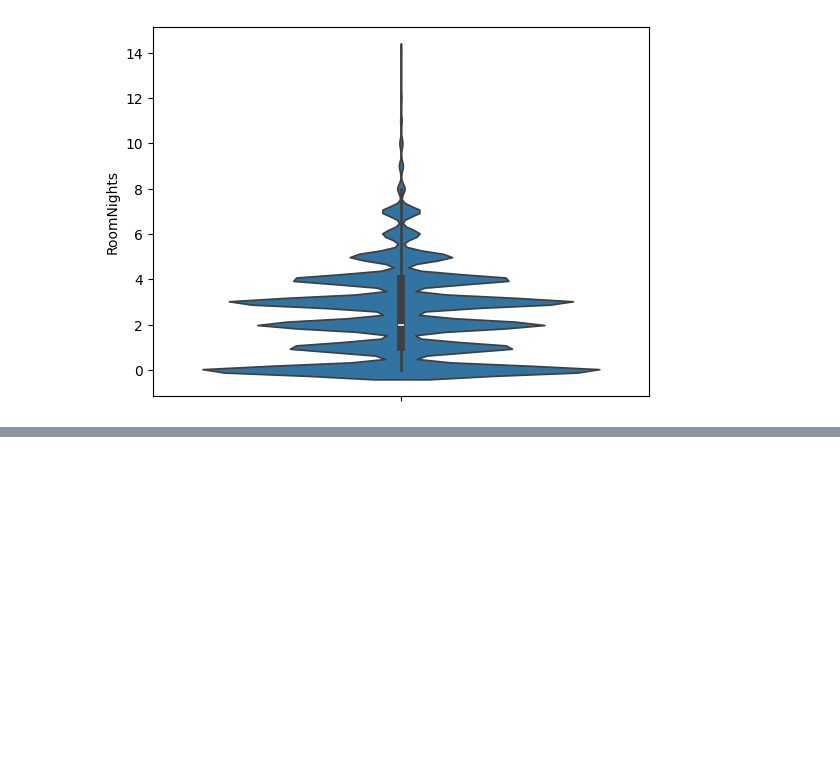
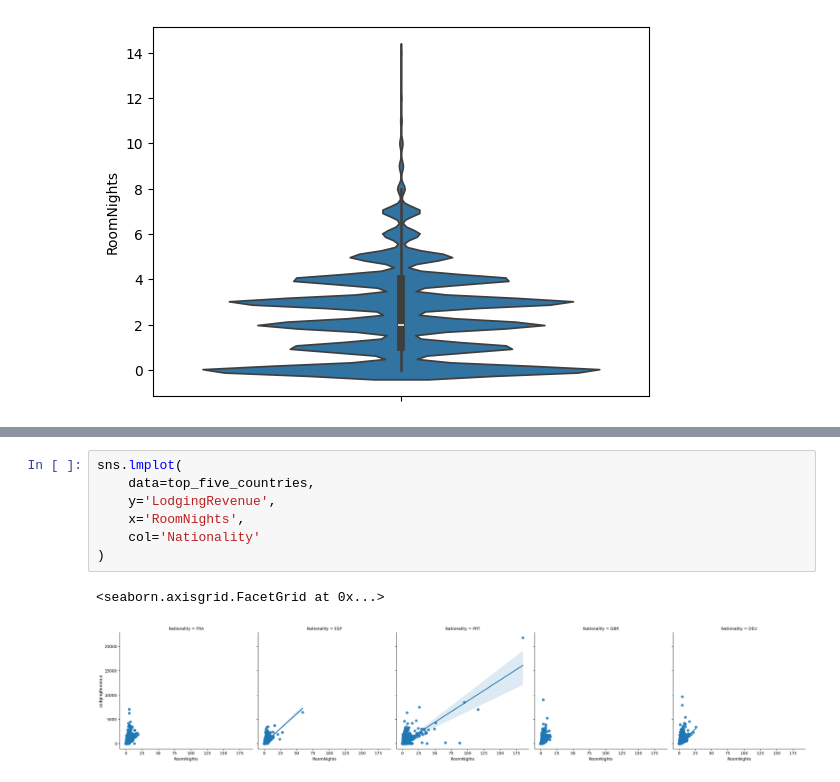
Before and after one commit to wolneihd/udemy_matplotlib_seaborn, a Jupyter notebook: secao_07_hotel.ipynb, the cells around one changed output, grey strips where cells are left out. Saved outputs shown, nothing was run; the diff lists cells and outputs as text; blank space fills up the shorter version.

```diff
--- a/secao_07_hotel.ipynb
+++ b/secao_07_hotel.ipynb
@@ -103,0 +141,10 @@ sns.violinplot(y='RoomNights', data=hotels.query('RoomNights < 15'))
+# %%
+sns.lmplot(
+    data=top_five_countries,
+    y='LodgingRevenue',
+    x='RoomNights',
+    col='Nationality'
+)
+# %% [output]
+<seaborn.axisgrid.FacetGrid at 0x...>
+[figure, added]
```
Also changed, not shown: parts of 8 cells of this notebook, 2 other files.
